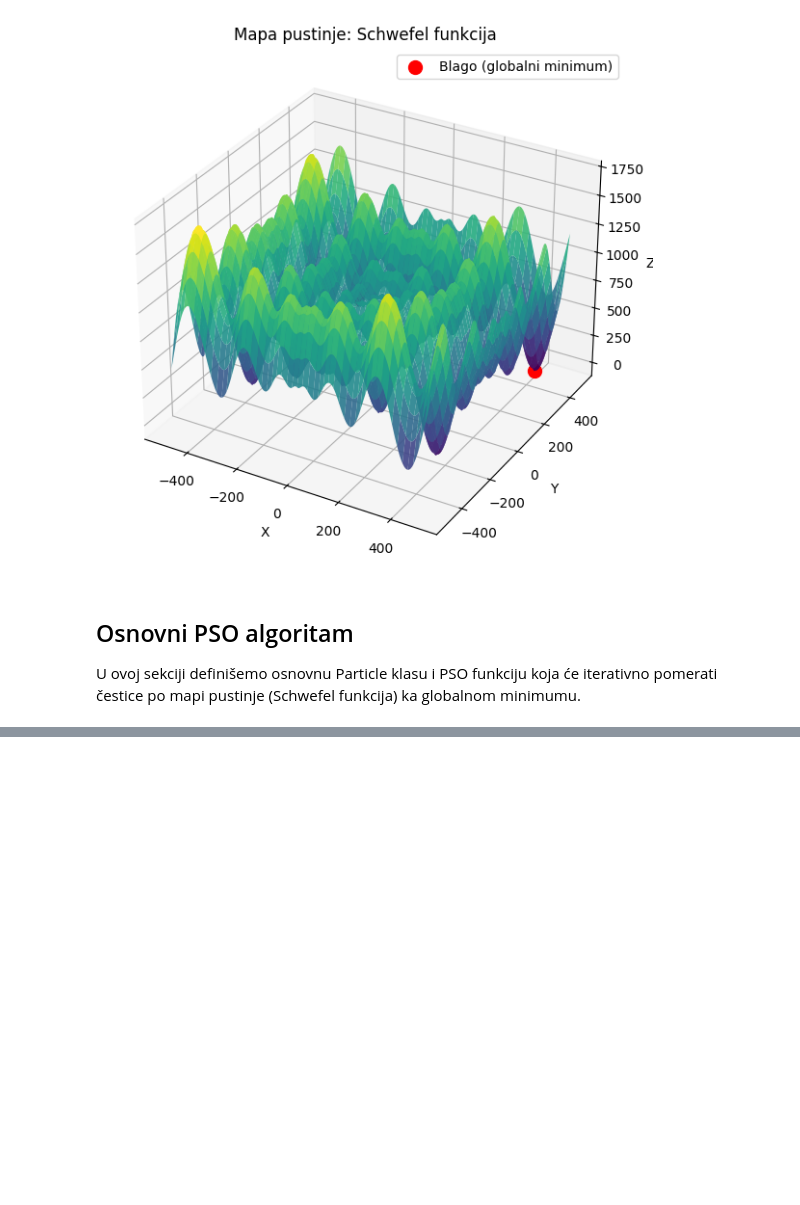
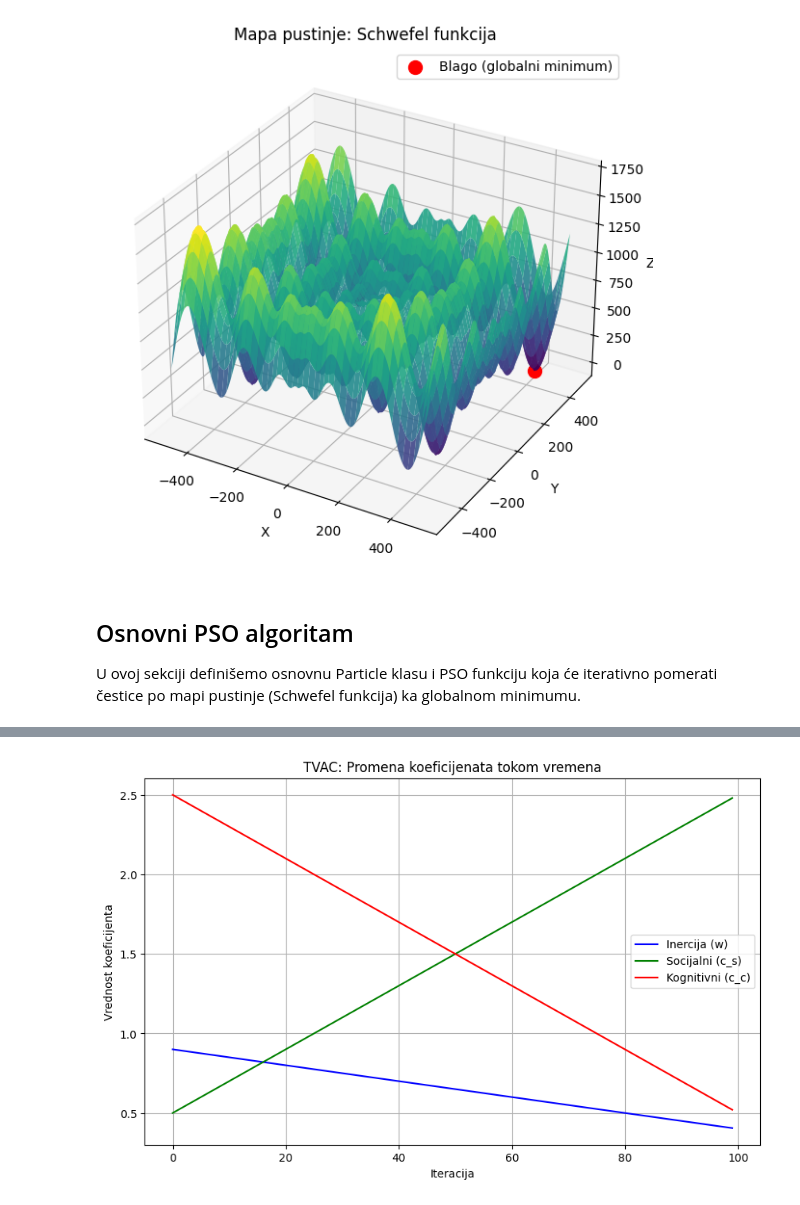
Before and after one commit to KatarinaScekic/pso-tvac-treasure-hunt, a Jupyter notebook: notebooks/pso_tvac_treasure_hunt.ipynb, the cells around one changed output, grey strips where cells are left out. Cells and saved outputs as stored; diff of their text form; code cells hidden in the pictures; blank space fills up the shorter version.

```diff
--- a/notebooks/pso_tvac_treasure_hunt.ipynb
+++ b/notebooks/pso_tvac_treasure_hunt.ipynb
@@ -110 +148,33 @@ class Particle:
+# %%
+#prikaz grafika 3 komponente kroz vreme u TVAC:
+
+# Broj iteracija
+num_iters = 100
+
+# TVAC parametri
+w_max, w_min = 0.9, 0.4
+c_s_min, c_s_max = 0.5, 2.5
+c_c_max, c_c_min = 2.5, 0.5
+
+# Kreiranje liste iteracija
+iterations = np.arange(num_iters)
+
+# Računanje vrednosti koeficijenata po iteracijama
+c_inertia = w_max - (w_max - w_min) * iterations / num_iters
+c_social = c_s_min + (c_s_max - c_s_min) * iterations / num_iters
+c_cognitive = c_c_max - (c_c_max - c_c_min) * iterations / num_iters
+
+# Crtanje grafika
+plt.figure(figsize=(10,6))
+plt.plot(iterations, c_inertia, label="Inercija (w)", color='blue')
+plt.plot(iterations, c_social, label="Socijalni (c_s)", color='green')
+plt.plot(iterations, c_cognitive, label="Kognitivni (c_c)", color='red')
+plt.xlabel("Iteracija")
+plt.ylabel("Vrednost koeficijenta")
+plt.title("TVAC: Promena koeficijenata tokom vremena")
+plt.legend()
+plt.grid(True)
+plt.show()
+# %% [output]
+[figure, added]
 # %%
```
Also changed, not shown: parts of 7 cells of this notebook.
